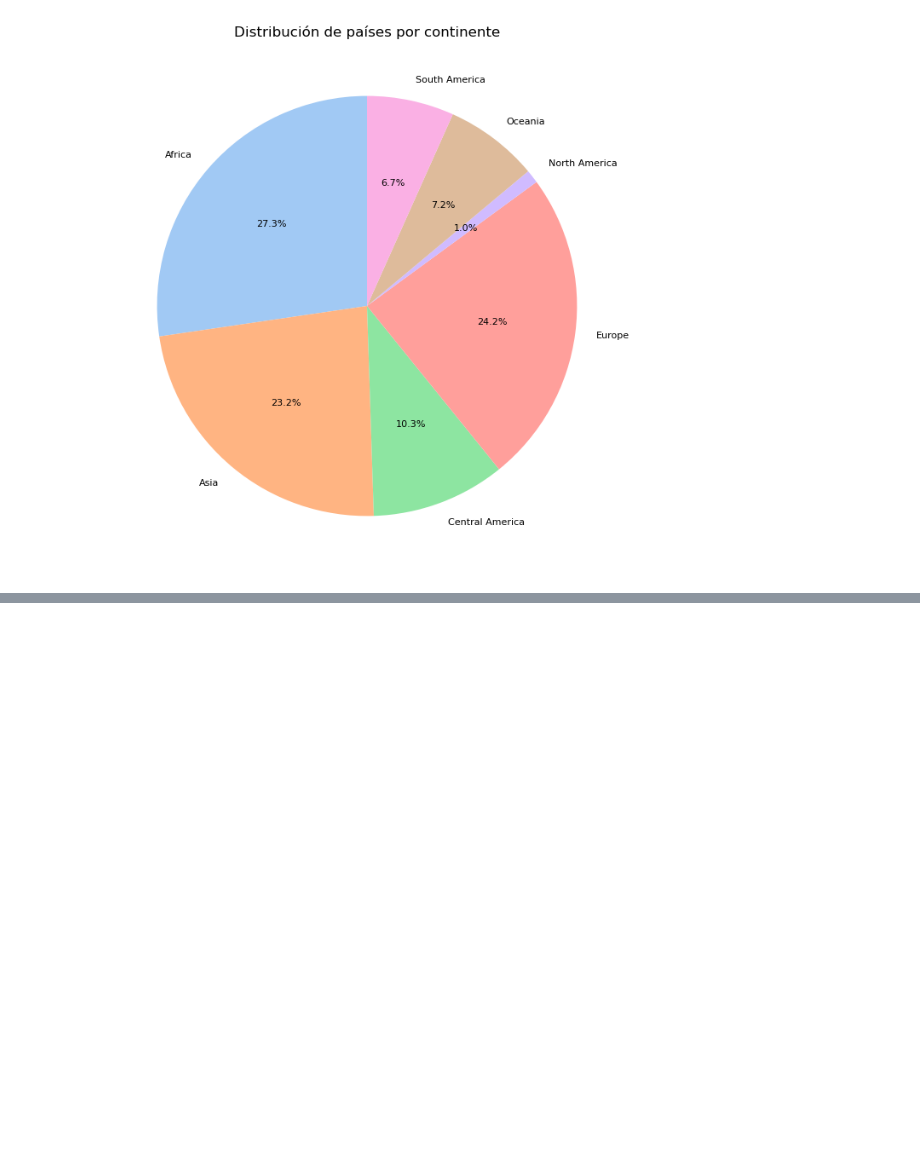
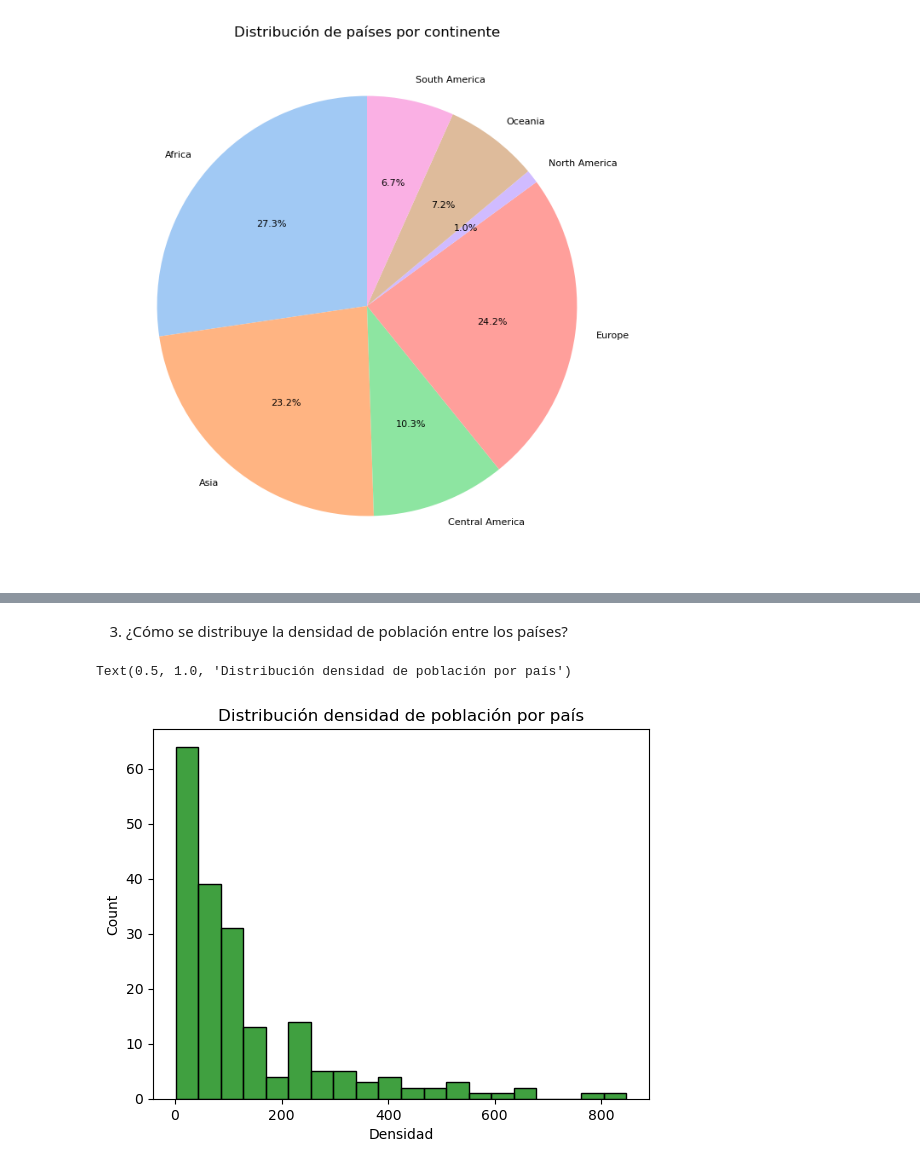
Before and after one commit to anamolinero/pair_mod3_Nuria-Ana, a Jupyter notebook: pair_leccion_07_02_visualizacionII.ipynb, the cells around one changed output, grey strips where cells are left out. Drawn from its saved outputs; the diff is of its cells as text; code cells hidden in the pictures; blank space fills up the shorter version.

```diff
--- a/pair_leccion_07_02_visualizacionII.ipynb
+++ b/pair_leccion_07_02_visualizacionII.ipynb
@@ -62,0 +84,9 @@ plt.show()
+# %% [markdown]
+3. ¿Cómo se distribuye la densidad de población entre los países?
+# %%
+sns.histplot(x = "density", data = df, color = "green",bins=20)
+plt.xlabel("Densidad")
+plt.title("Distribución densidad de población por país")
+# %% [output]
+Text(0.5, 1.0, 'Distribución densidad de población por país')
+[figure, added]
```
Also changed, not shown: parts of 6 cells of this notebook, 4 other files.
